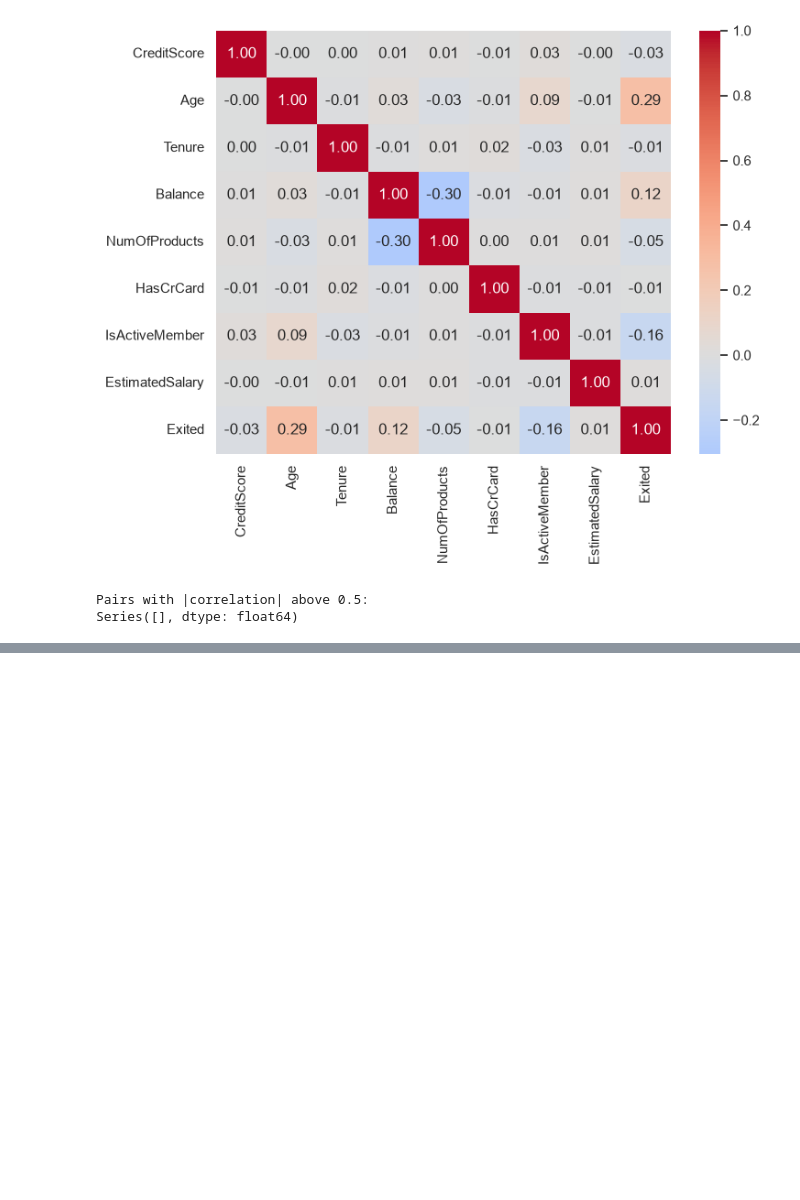
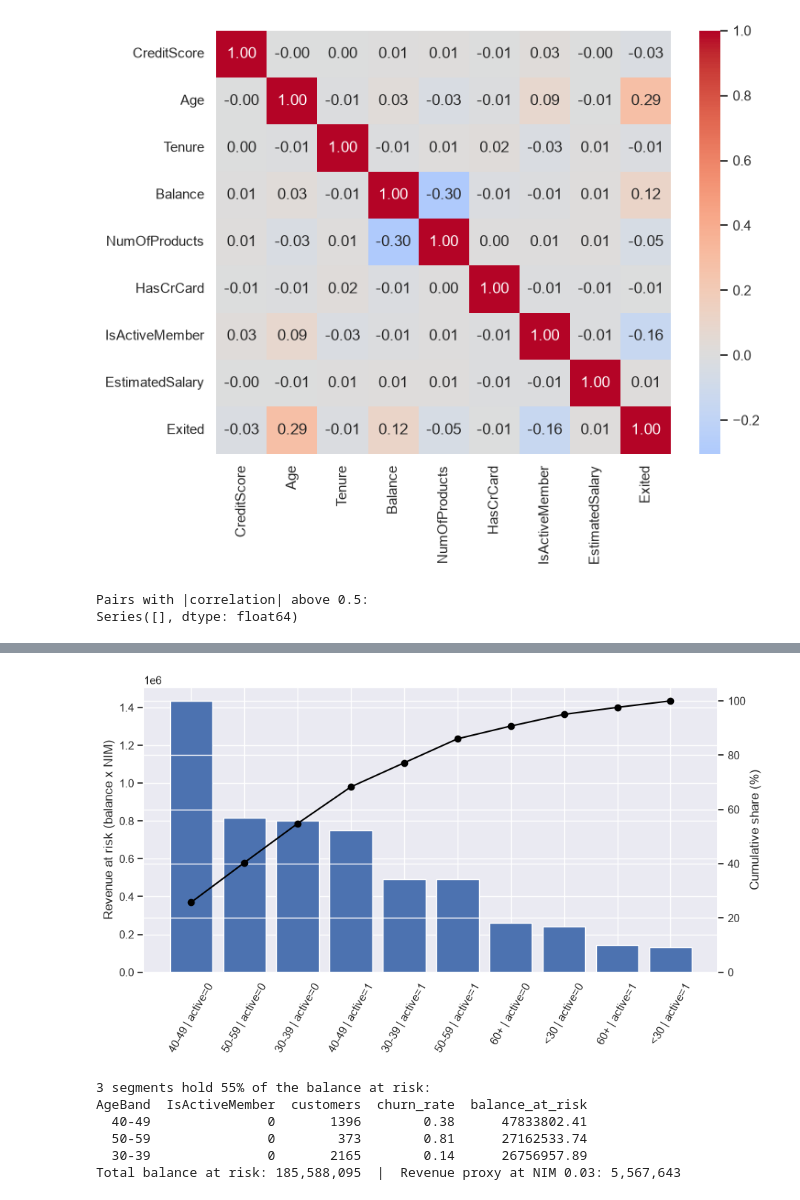
Before and after one commit to r33w33/Bank-Churn-Analysis, a Jupyter notebook: notebooks/01_eda.ipynb, the cells around one changed output, grey strips where cells are left out. Drawn from its saved outputs; the diff is of its cells as text; code cells hidden in the pictures; blank space fills up the shorter version.

Commit message:
churn: EDA and revenue at risk

```diff
--- a/notebooks/01_eda.ipynb
+++ b/notebooks/01_eda.ipynb
@@ -369,3 +369,16 @@ print('Pairs with |correlation| above 0.5:'); print(pairs[pairs.abs() > 0.5])
 [figure]
 Pairs with |correlation| above 0.5:
 Series([], dtype: float64)
+# %%
+NIM = 0.03   # assumption: record in assumptions.md; test 0.02 and 0.04
+df['bal_churned'] = df['Balance'] * df['Exited']
+seg = (df.groupby(['AgeBand','IsActiveMember'], observed=True)
+         .agg(customers=('Exited','size'), churners=('Exited','sum'),
+              churn_rate=('Exited','mean'), balance_at_risk=('bal_churned','sum'))
+         .reset_index())
+seg['rev_at_risk'] = seg['balance_at_risk'] * NIM
+seg['share'] = seg['rev_at_risk'] / seg['rev_at_risk'].sum()
+seg = seg.sort_values('rev_at_risk', ascending=False)
+seg['cum_share'] = seg['share'].cumsum()
+seg['small'] = seg['customers'] < 100
+display(seg.round(3))
@@ -371,0 +397,24 @@ Series([], dtype: float64)
+# %%
+labels = seg['AgeBand'].astype(str) + ' | active=' + seg['IsActiveMember'].astype(str)
+fig, ax = plt.subplots(figsize=(10,5))
+ax.bar(labels, seg['rev_at_risk']); ax.tick_params(axis='x', rotation=60)
+ax.set_ylabel('Revenue at risk (balance x NIM)')
+ax2 = ax.twinx(); ax2.plot(labels, seg['cum_share']*100, marker='o', color='black'); ax2.set_ylim(0,105)
+ax2.set_ylabel('Cumulative share (%)')
+plt.savefig('../docs/pareto_revenue_at_risk.png', dpi=150, bbox_inches='tight')
+plt.show()
+# %% [output]
+[figure, added]
+# %%
+k = int((seg['cum_share'] < 0.5).sum() + 1)
+top = seg.head(k)
+print(f"{k} segments hold {top['share'].sum()*100:.0f}% of the balance at risk:")
+print(top[['AgeBand','IsActiveMember','customers','churn_rate','balance_at_risk']].round(2).to_string(index=False))
+print(f"Total balance at risk: {seg['balance_at_risk'].sum():,.0f}  |  Revenue proxy at NIM {NIM}: {seg['rev_at_risk'].sum():,.0f}")
+# %% [output]
+3 segments hold 55% of the balance at risk:
+AgeBand  IsActiveMember  customers  churn_rate  balance_at_risk
+  40-49               0       1396        0.38      47833802.41
+  50-59               0        373        0.81      27162533.74
+  30-39               0       2165        0.14      26756957.89
+Total balance at risk: 185,588,095  |  Revenue proxy at NIM 0.03: 5,567,643
```
Also changed, not shown: parts of 4 cells of this notebook, 3 other files.
